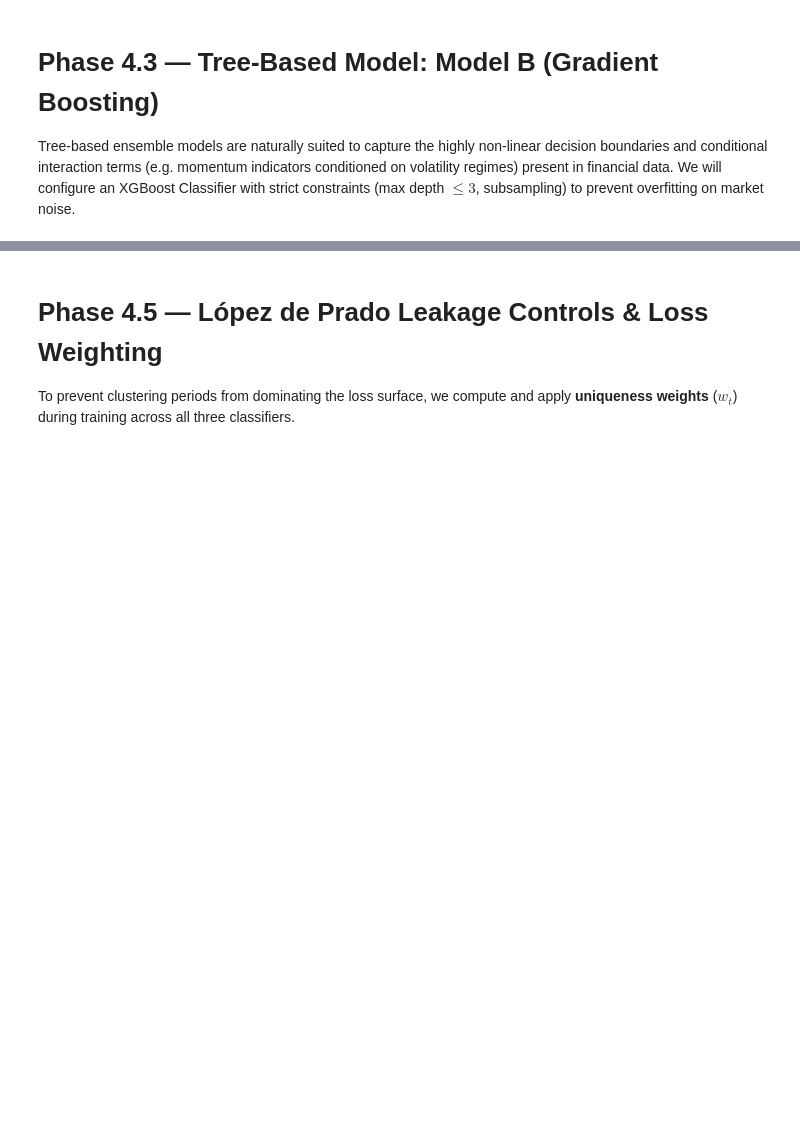
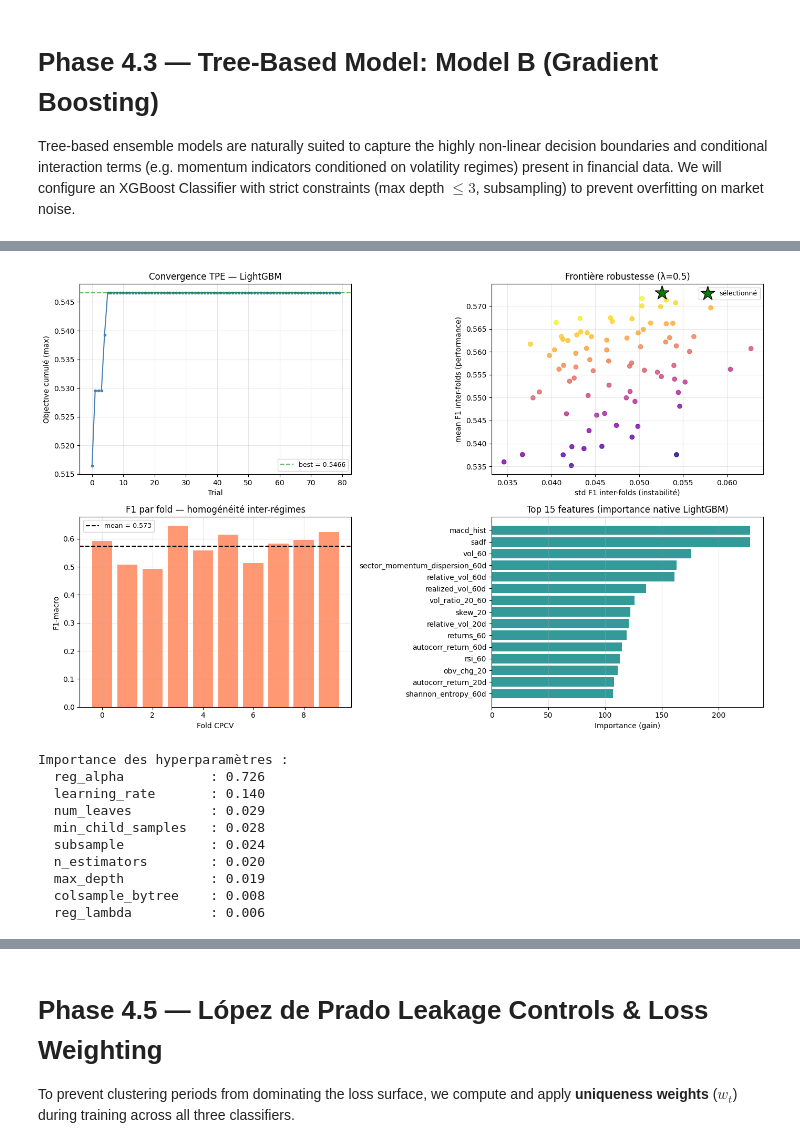
Before and after one commit to garancedvn/Systematic-Trading, a Jupyter notebook: coursework.ipynb, the cells around one changed output, grey strips where cells are left out. Drawn from its saved outputs; the diff is of its cells as text; code cells hidden in the pictures; blank space fills up the shorter version.

```diff
--- a/coursework.ipynb
+++ b/coursework.ipynb
@@ -3972,0 +4536,72 @@ Tree-based ensemble models are naturally suited to capture the highly non-linear
+# %%
+# ==============================================================================
+# GRADIENT BOOSTING — DIAGNOSTICS
+# ==============================================================================
+import matplotlib.pyplot as plt
+import pandas as pd
+
+trials_lgb = study_lgb.trials_dataframe(attrs=("number", "value", "params", "user_attrs"))
+
+fig, axes = plt.subplots(2, 2, figsize=(14, 9))
+
+# (1) Convergence
+ax = axes[0, 0]
+ax.plot(trials_lgb["number"], trials_lgb["value"].cummax(), "o-", color="steelblue", ms=3)
+ax.axhline(study_lgb.best_value, color="green", ls="--", alpha=0.6,
+           label=f"best = {study_lgb.best_value:.4f}")
+ax.set_xlabel("Trial"); ax.set_ylabel("Objective cumulé (max)")
+ax.set_title("Convergence TPE — LightGBM")
+ax.legend(fontsize=9); ax.grid(alpha=0.3)
+
+# (2) Frontière de robustesse mean vs std
+ax = axes[0, 1]
+ax.scatter(trials_lgb["user_attrs_std_f1"], trials_lgb["user_attrs_mean_f1"],
+           c=trials_lgb["value"], cmap="plasma", alpha=0.8)
+ax.scatter(bt_lgb.user_attrs["std_f1"], bt_lgb.user_attrs["mean_f1"],
+           marker="*", s=400, color="green", edgecolor="black", zorder=5, label="sélectionné")
+ax.set_xlabel("std F1 inter-folds (instabilité)")
+ax.set_ylabel("mean F1 inter-folds (performance)")
+ax.set_title(f"Frontière robustesse (λ={LAMBDA_RISK})")
+ax.legend(fontsize=9); ax.grid(alpha=0.3)
+
+# (3) F1 par fold du meilleur modèle
+ax = axes[1, 0]
+best_folds = bt_lgb.user_attrs["fold_f1"]
+ax.bar(range(len(best_folds)), best_folds, color="coral", alpha=0.8)
+ax.axhline(np.mean(best_folds), color="black", ls="--", label=f"mean = {np.mean(best_folds):.3f}")
+ax.set_xlabel("Fold CPCV"); ax.set_ylabel("F1-macro")
+ax.set_title("F1 par fold — homogénéité inter-régimes")
+ax.legend(fontsize=9); ax.grid(alpha=0.3)
+
+# (4) Importance native des features (gain) — top 15
+ax = axes[1, 1]
+importances = pd.Series(best_lgb.feature_importances_, index=META_FEATURES)
+top = importances.sort_values(ascending=False).head(15)
+ax.barh(top.index[::-1], top.values[::-1], color="teal", alpha=0.8)
+ax.set_xlabel("Importance (gain)")
+ax.set_title("Top 15 features (importance native LightGBM)")
+ax.grid(alpha=0.3, axis="x")
+
+plt.tight_layout()
+plt.show()
+
+# Importance des hyperparamètres (quels HPs comptent le plus pour le score)
+try:
+    imp = optuna.importance.get_param_importances(study_lgb)
+    print("Importance des hyperparamètres :")
+    for k, v in imp.items():
+        print(f"  {k:20s}: {v:.3f}")
+except Exception as e:
+    print(f"(importance non calculable : {e})")
+# %% [output]
+[figure, added]
+Importance des hyperparamètres :
+  reg_alpha           : 0.726
+  learning_rate       : 0.140
+  num_leaves          : 0.029
+  min_child_samples   : 0.028
+  subsample           : 0.024
+  n_estimators        : 0.020
+  max_depth           : 0.019
+  colsample_bytree    : 0.008
+  reg_lambda          : 0.006
```
Also changed, not shown: parts of 26 cells of this notebook.
